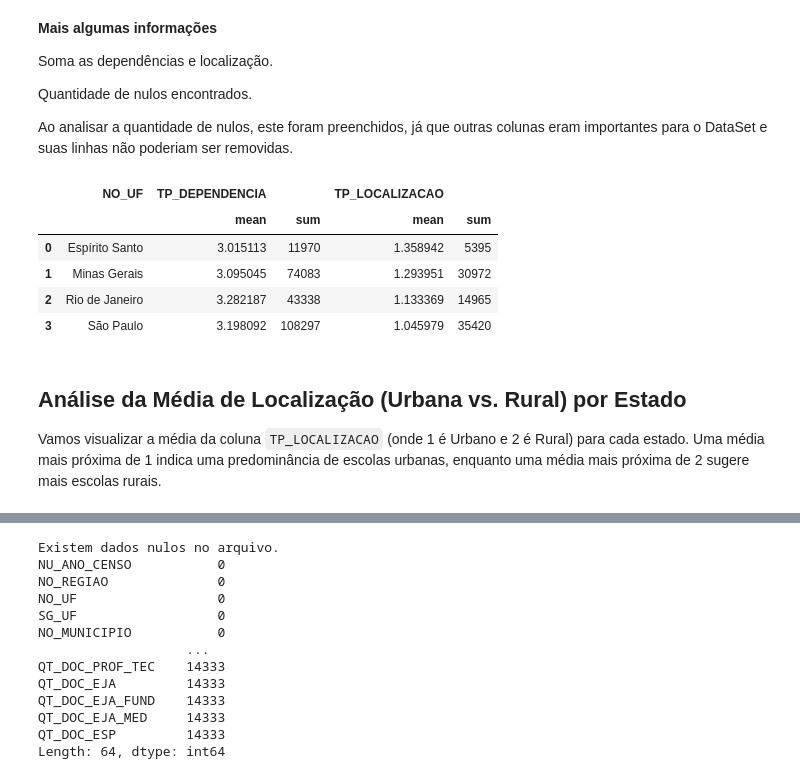
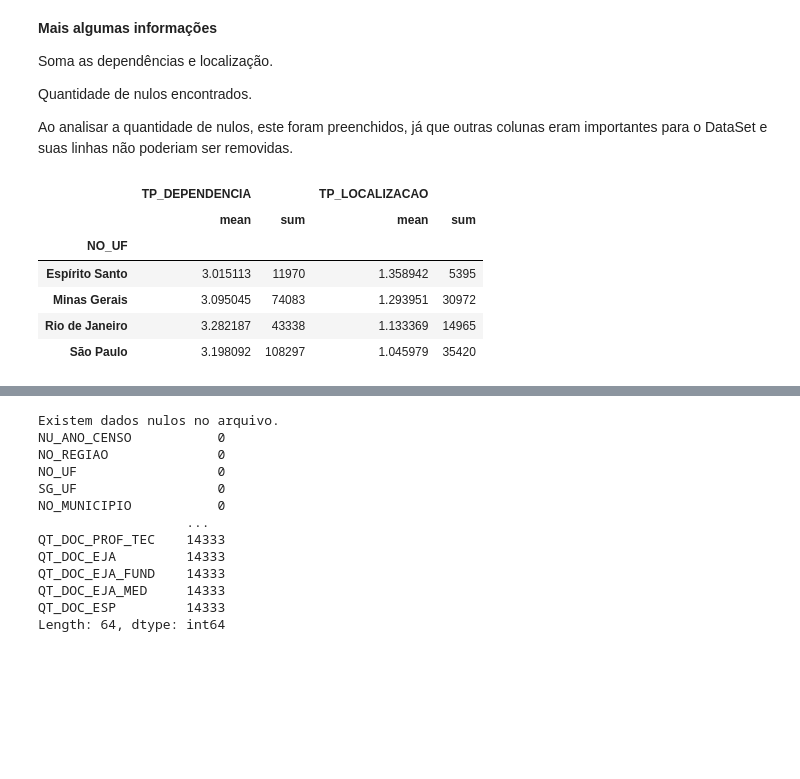
Before and after one commit to ACOELHO1976/Analise_Exploratoria, a Jupyter notebook: mvpAnalisededados.ipynb, the cells around one changed output, grey strips where cells are left out. Drawn from its saved outputs; the diff is of its cells as text; code cells hidden in the pictures; blank space fills up the shorter version.

```diff
--- a/mvpAnalisededados.ipynb
+++ b/mvpAnalisededados.ipynb
@@ -139,16 +139,17 @@ Ao analisar a quantidade de nulos, este foram preenchidos, já que outras coluna
 # %%
 # Estatísticas descritivas
 Totais = educ.groupby('NO_UF').agg({'TP_DEPENDENCIA': ['mean', 'sum'], 'TP_LOCALIZACAO': ['mean', 'sum']}).reset_index()
 
-Totais
+# Indexar o DataFrame Totais pela coluna 'NO_UF'
+Totais_indexado = Totais.set_index('NO_UF')
+
+# Exibir o DataFrame indexado
+display(Totais_indexado)
 # %% [output]
-|  | NO_UF | TP_DEPENDENCIA |  | TP_LOCALIZACAO |  |
-|  |  | mean | sum | mean | sum |
-| 0 | Espírito Santo | 3.015113 | 11970 | 1.358942 | 5395 |
-| 1 | Minas Gerais | 3.095045 | 74083 | 1.293951 | 30972 |
-| 2 | Rio de Janeiro | 3.282187 | 43338 | 1.133369 | 14965 |
-| 3 | São Paulo | 3.198092 | 108297 | 1.045979 | 35420 |
+|  | TP_DEPENDENCIA |  | TP_LOCALIZACAO |  |
+|  | mean | sum | mean | sum |
+| NO_UF |  |  |  |  |
+| Espírito Santo | 3.015113 | 11970 | 1.358942 | 5395 |
+| Minas Gerais | 3.095045 | 74083 | 1.293951 | 30972 |
+| Rio de Janeiro | 3.282187 | 43338 | 1.133369 | 14965 |
+| São Paulo | 3.198092 | 108297 | 1.045979 | 35420 |
-# %% [markdown]
-## **Análise da Média de Localização (Urbana vs. Rural) por Estado**
-
-Vamos visualizar a média da coluna `TP_LOCALIZACAO` (onde 1 é Urbano e 2 é Rural) para cada estado. Uma média mais próxima de 1 indica uma predominância de escolas urbanas, enquanto uma média mais próxima de 2 sugere mais escolas rurais.
```
Also changed, not shown: parts of 3 cells of this notebook.
